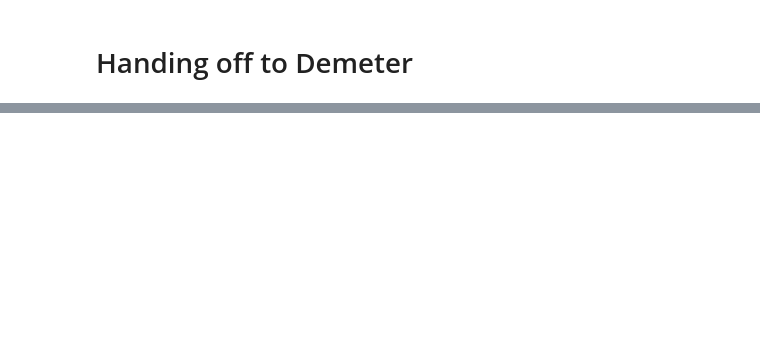
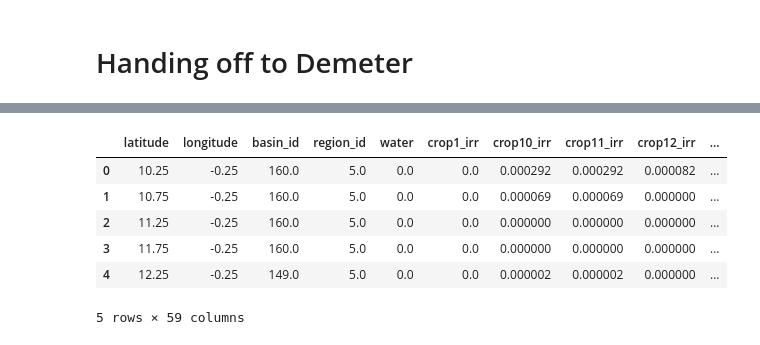
Before and after one commit to JGCRI/gcam_demeter_clinic, a Jupyter notebook: notebooks/gcam_demeter_demo.ipynb, the cells around one changed output, grey strips where cells are left out. Drawn from its saved outputs; the diff is of its cells as text; code cells hidden in the pictures; blank space fills up the shorter version.

```diff
--- a/notebooks/gcam_demeter_demo.ipynb
+++ b/notebooks/gcam_demeter_demo.ipynb
@@ -605,4 +128,4 @@ import demeter
 # %%
 # TODO:  read directly from the `land_df` producted by gcamwrapper; right now, read the content from a
 #  pickled file locally for testing
-land_df = pd.read_pickle('/Users/d3y010/projects/gcamwrapper/output/land_alloc.pkl')
+land_df = pd.read_pickle('/home/msdadmin/csdms_demo/demeter_data/inputs/projected/land_alloc.pkl')
@@ -612,0 +134,7 @@ gcam_df = demeter.format_gcam_data(land_df, start_year=2010, through_year=2020)
+# %%
+config_file = '/home/msdadmin/csdms_demo/demeter_data/csdms_clinic_config.ini'
+
+# instantiate demeter model
+model = Model(config_file=config_file,
+              gcamwrapper_df=land_df,
+              write_outputs=False)
@@ -612,0 +165,3 @@ gcam_df = demeter.format_gcam_data(land_df, start_year=2010, through_year=2020)
+# %%
+# process first year
+df_2015 = model.process_step()
@@ -612,0 +175,10 @@ gcam_df = demeter.format_gcam_data(land_df, start_year=2010, through_year=2020)
+# %%
+df_2015.head()
+# %% [output]
+|  | latitude | longitude | basin_id | region_id | water | crop1_irr | crop10_irr | crop11_irr | crop12_irr | ... |
+| 0 | 10.25 | -0.25 | 160.0 | 5.0 | 0.0 | 0.0 | 0.000292 | 0.000292 | 0.000082 | ... |
+| 1 | 10.75 | -0.25 | 160.0 | 5.0 | 0.0 | 0.0 | 0.000069 | 0.000069 | 0.000000 | ... |
+| 2 | 11.25 | -0.25 | 160.0 | 5.0 | 0.0 | 0.0 | 0.000000 | 0.000000 | 0.000000 | ... |
+| 3 | 11.75 | -0.25 | 160.0 | 5.0 | 0.0 | 0.0 | 0.000000 | 0.000000 | 0.000000 | ... |
+| 4 | 12.25 | -0.25 | 149.0 | 5.0 | 0.0 | 0.0 | 0.000002 | 0.000002 | 0.000000 | ... |
+5 rows × 59 columns
```
Also changed, not shown: parts of 41 cells of this notebook.
